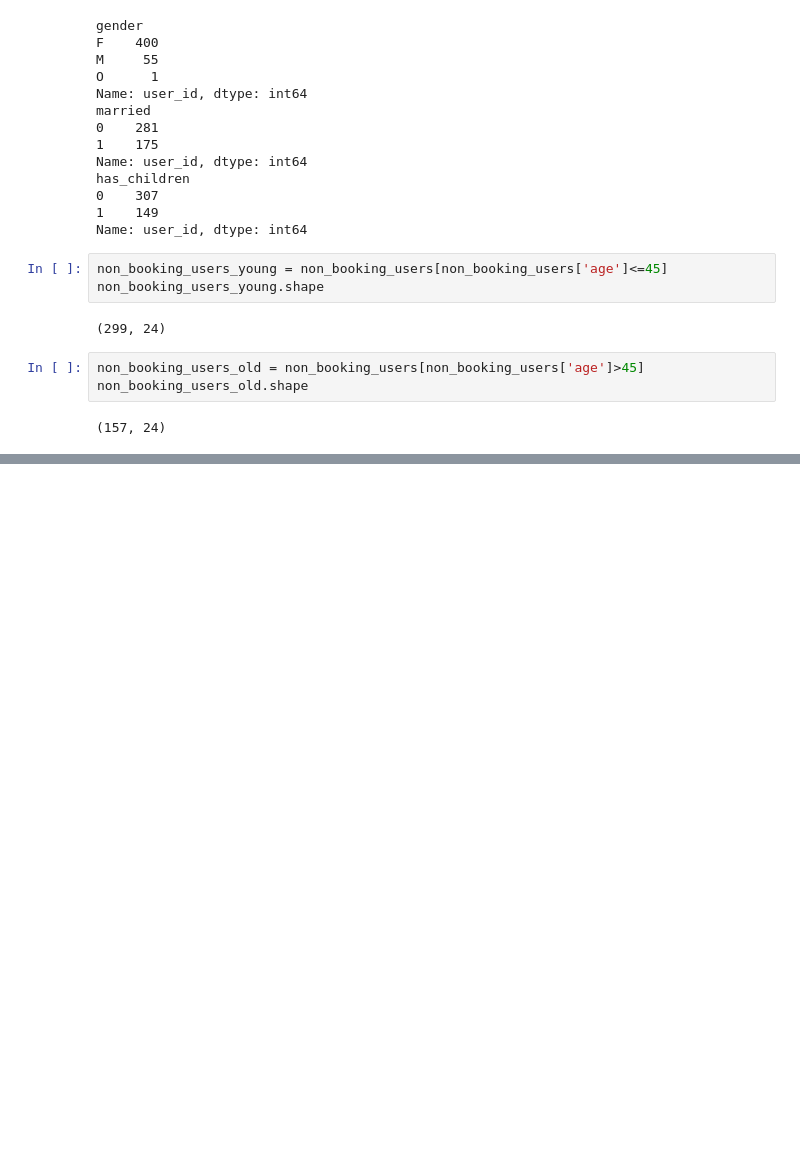
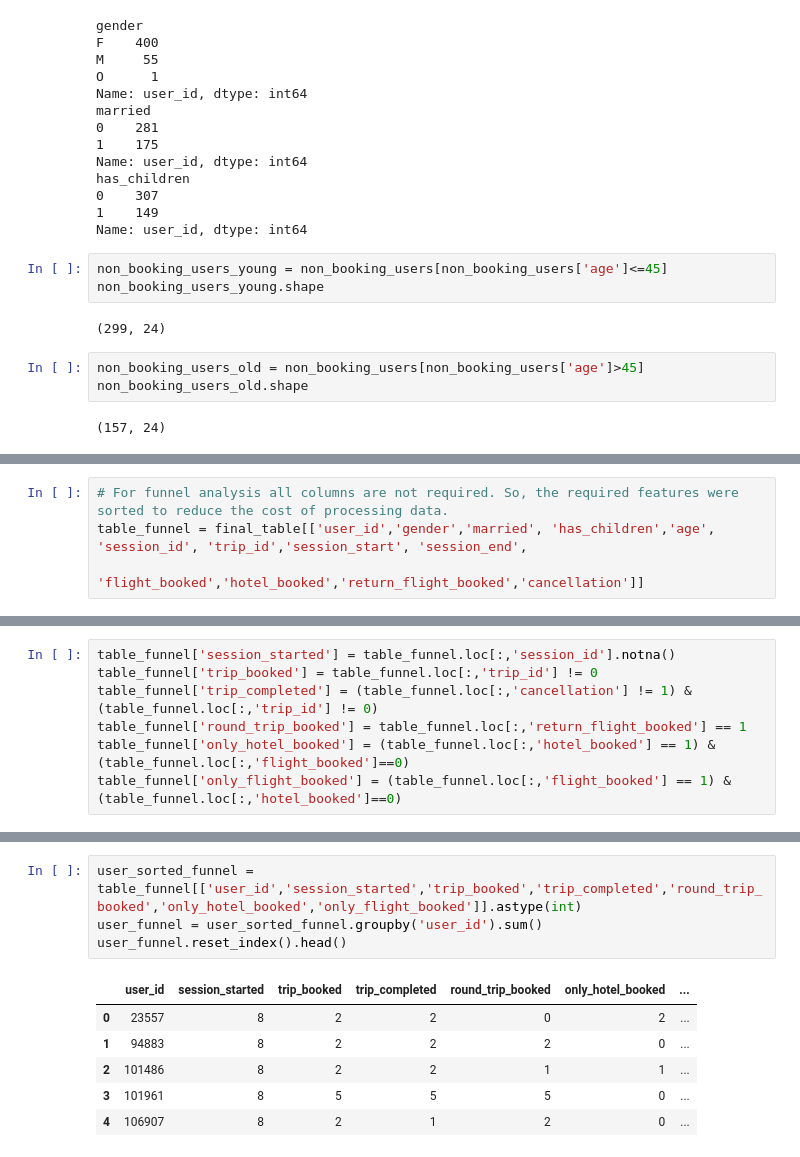
Before and after one commit to derewor/Travel-Tide-project, a Jupyter notebook: TravelTide_project_final.ipynb, the cells around one changed output, grey strips where cells are left out. Drawn from its saved outputs; the diff is of its cells as text; blank space fills up the shorter version.

```diff
--- a/TravelTide_project_final.ipynb
+++ b/TravelTide_project_final.ipynb
@@ -909,0 +927,4 @@ non_booking_users_old.shape
+# %%
+# For funnel analysis all columns are not required. So, the required features were sorted to reduce the cost of processing data.
+table_funnel = final_table[['user_id','gender','married', 'has_children','age', 'session_id', 'trip_id','session_start', 'session_end',
+                           'flight_booked','hotel_booked','return_flight_booked','cancellation']]
@@ -909,0 +938,7 @@ non_booking_users_old.shape
+# %%
+table_funnel['session_started'] = table_funnel.loc[:,'session_id'].notna()
+table_funnel['trip_booked'] = table_funnel.loc[:,'trip_id'] != 0
+table_funnel['trip_completed'] = (table_funnel.loc[:,'cancellation'] != 1) & (table_funnel.loc[:,'trip_id'] != 0)
+table_funnel['round_trip_booked'] = table_funnel.loc[:,'return_flight_booked'] == 1
+table_funnel['only_hotel_booked'] = (table_funnel.loc[:,'hotel_booked'] == 1) & (table_funnel.loc[:,'flight_booked']==0)
+table_funnel['only_flight_booked'] = (table_funnel.loc[:,'flight_booked'] == 1) & (table_funnel.loc[:,'hotel_booked']==0)
@@ -909,0 +975,11 @@ non_booking_users_old.shape
+# %%
+user_sorted_funnel = table_funnel[['user_id','session_started','trip_booked','trip_completed','round_trip_booked','only_hotel_booked','only_flight_booked']].astype(int)
+user_funnel = user_sorted_funnel.groupby('user_id').sum()
+user_funnel.reset_index().head()
+# %% [output]
+|  | user_id | session_started | trip_booked | trip_completed | round_trip_booked | only_hotel_booked | ... |
+| 0 | 23557 | 8 | 2 | 2 | 0 | 2 | ... |
+| 1 | 94883 | 8 | 2 | 2 | 2 | 0 | ... |
+| 2 | 101486 | 8 | 2 | 2 | 1 | 1 | ... |
+| 3 | 101961 | 8 | 5 | 5 | 5 | 0 | ... |
+| 4 | 106907 | 8 | 2 | 1 | 2 | 0 | ... |
```
Also changed, not shown: parts of 20 cells of this notebook.
